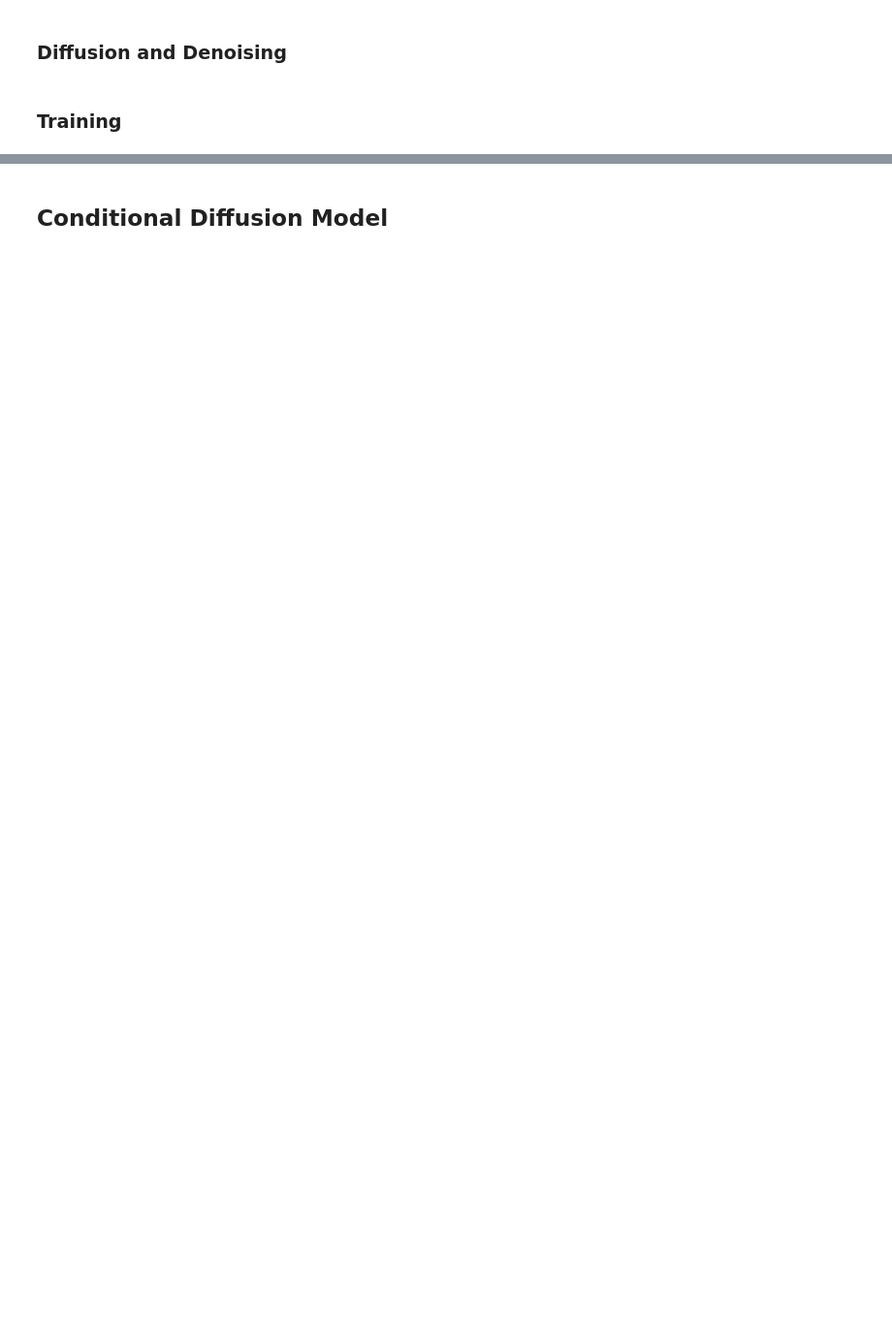
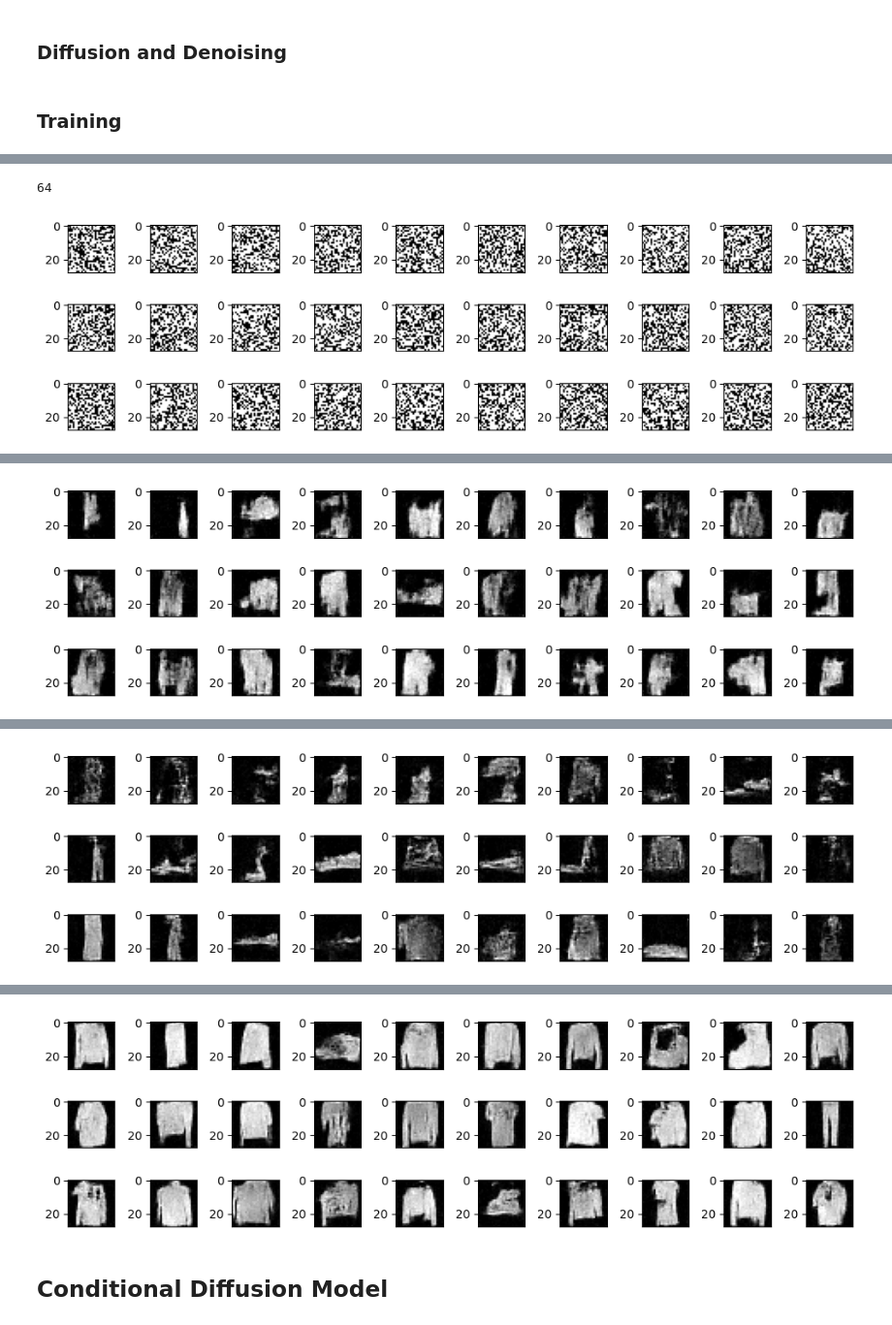
Before and after one commit to loem-ms/generative-model, a Jupyter notebook: generative-models/05-implement-diffusion-model.ipynb, the cells around one changed output, grey strips where cells are left out. Shown: that part at 97% size. Drawn from its saved outputs; the diff is of its cells as text; code cells hidden in the pictures; blank space fills up the shorter version.

```diff
--- a/generative-models/05-implement-diffusion-model.ipynb
+++ b/generative-models/05-implement-diffusion-model.ipynb
@@ -293,8 +293,8 @@ def train(epochs, model, diffuser, optimizer, dataloader, max_steps, img_size, b
         print(len(images))
         show_images([img[0] for img in images.to('cpu')])
 
-        os.makedirs("data/FashionMNIST/generated", exist_ok=True)
-        save_images([img[0] for img in images.to('cpu')], save_path=f"data/FashionMNIST/generated/images_{epoch}.png")
+        #os.makedirs("data/FashionMNIST/generated", exist_ok=True)
+        #save_images([img[0] for img in images.to('cpu')], save_path=f"data/FashionMNIST/generated/images_{epoch}.png")
 
         for images, labels in dataloader:
             optimizer.zero_grad()
@@ -316,17 +316,5 @@ def train(epochs, model, diffuser, optimizer, dataloader, max_steps, img_size, b
         print(f'Epoch {epoch} | Loss: {loss_avg}')
 
     # save model
-    torch.save(model.state_dict(), "data/FashionMNIST/model.pth")
-
-    plt.plot(losses)
-    plt.xlabel('Epoch')
-    plt.ylabel('Loss')
-    plt.show()
-    plt.savefig("data/FashionMNIST/generated/loss.png")
-    plt.close()
-
-    images = diffuser.sample(model, (batch_size, 1, img_size, img_size))
-    show_images([img[0] for img in images.to('cpu')])
-    save_images([img[0] for img in images.to('cpu')], save_path="data/FashionMNIST/generated/images.png")
+    #torch.save(model.state_dict(), "data/FashionMNIST/model.pth")
+    return losses
-# %%
-train(epochs, model, diffuser, optimizer, dataloader, max_steps, img_size, batch_size, device)
@@ -346,0 +321,15 @@ Epoch 3 | Loss: 0.02698406193460991
+# %%
+losses = train(epochs, model, diffuser, optimizer, dataloader, max_steps, img_size, batch_size, device)
+
+plt.plot(losses)
+plt.xlabel('Epoch')
+plt.ylabel('Loss')
+plt.show()
+plt.savefig("data/FashionMNIST/generated/loss.png")
+plt.close()
+
+images = diffuser.sample(model, (batch_size, 1, img_size, img_size))
+show_images([img[0] for img in images.to('cpu')])
+# %% [output]
+64
+[figure, added]
@@ -346,0 +338 @@ Epoch 3 | Loss: 0.02698406193460991
+[figure, added]
@@ -346,0 +341 @@ Epoch 3 | Loss: 0.02698406193460991
+[figure, added]
@@ -347,3 +344,4 @@ Epoch 3 | Loss: 0.02698406193460991
+[figure, added]
 # %% [markdown]
 ## Conditional Diffusion Model
 # %% [markdown]
```
Also changed, not shown: parts of 7 cells of this notebook, 6 other files.
